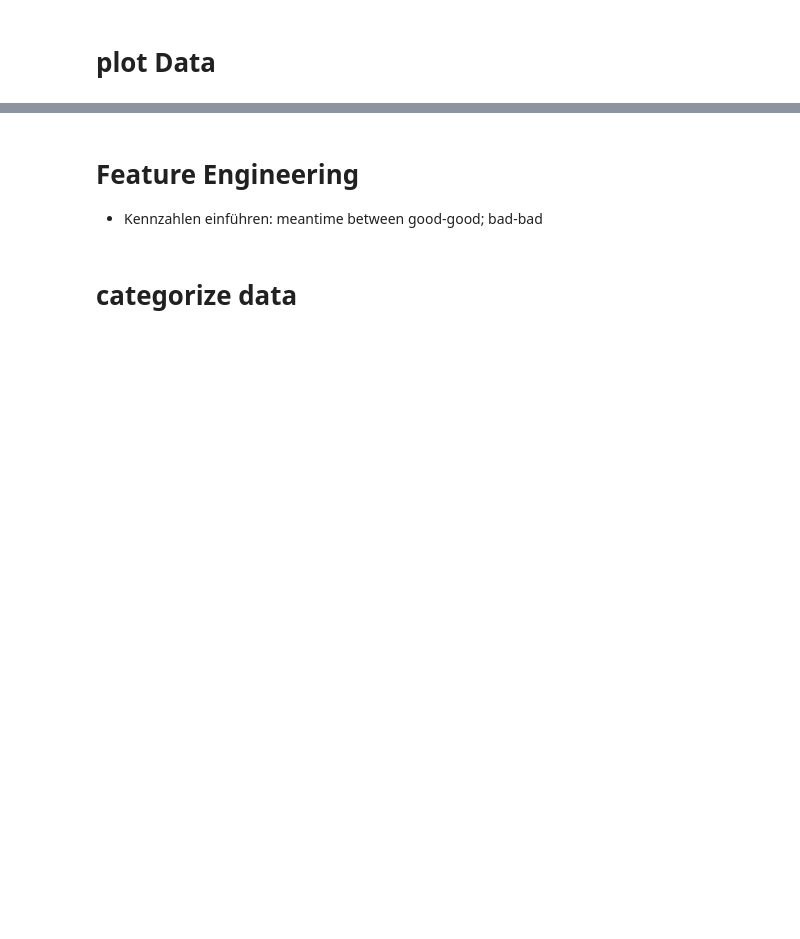
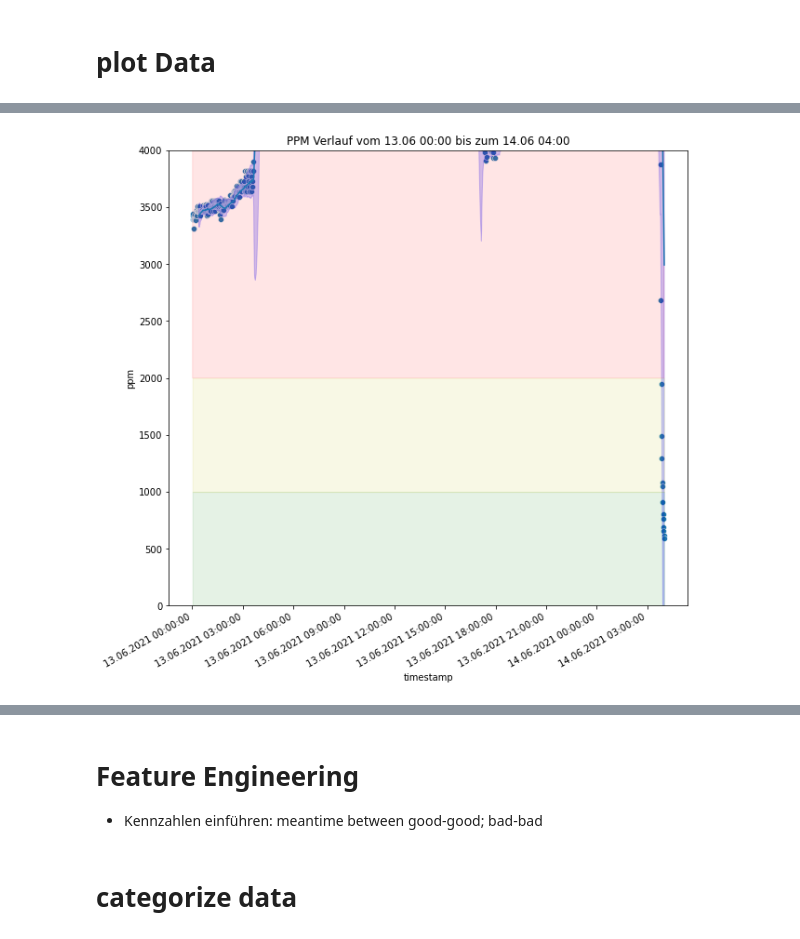
Before and after one commit to MatthiasSimons/airquality-measurement-device, a Jupyter notebook: airquality_analysis.ipynb, the cells around one changed output, grey strips where cells are left out. Saved outputs shown, nothing was run; the diff lists cells and outputs as text; code cells hidden in the pictures; blank space fills up the shorter version.

```diff
--- a/airquality_analysis.ipynb
+++ b/airquality_analysis.ipynb
@@ -108,0 +137,4 @@ plt.show()
+# %%
+plot_timeseries([day], "ppm")
+# %% [output]
+[figure, added]
```
Also changed, not shown: parts of 23 cells of this notebook, 6 other files.
